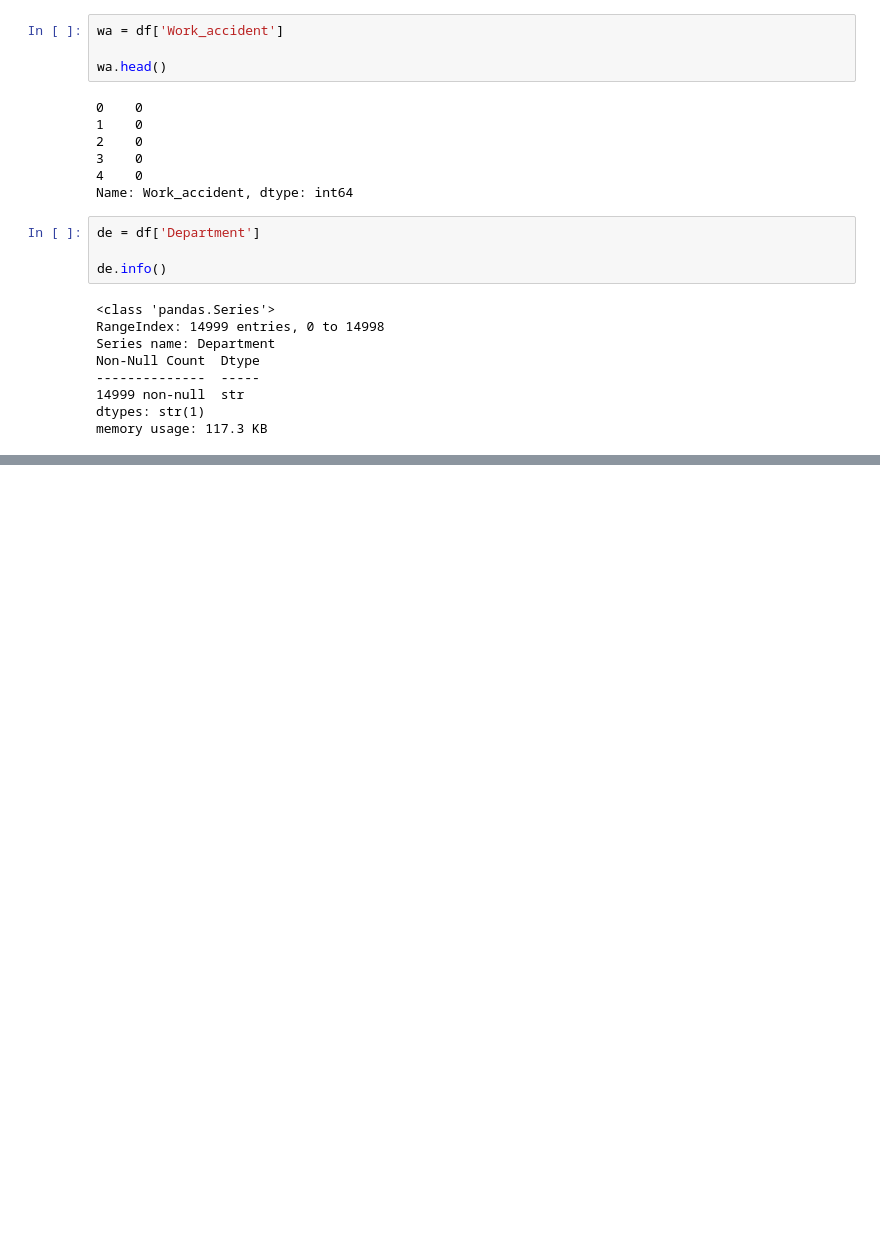
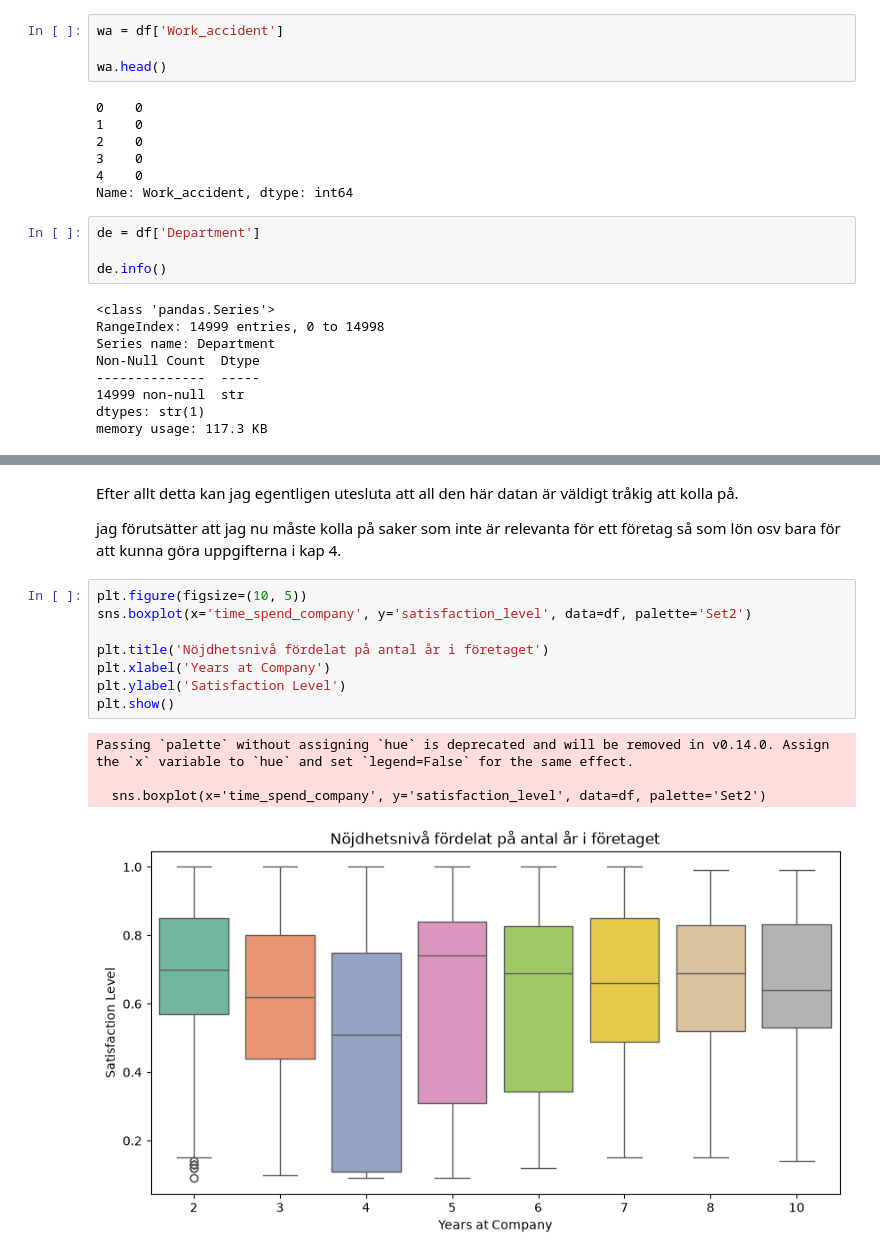
Before and after one commit to M-Renberg/Artificiell-intelligense-course-part-1, a Jupyter notebook: koduppgift3.ipynb, the cells around one changed output, grey strips where cells are left out. Saved outputs shown, nothing was run; the diff lists cells and outputs as text; blank space fills up the shorter version.

```diff
--- a/koduppgift3.ipynb
+++ b/koduppgift3.ipynb
@@ -93,0 +149,17 @@ plt.show()
+# %% [markdown]
+Efter allt detta kan jag egentligen utesluta att all den här datan är väldigt tråkig att kolla på.
+
+jag förutsätter att jag nu måste kolla på saker som inte är relevanta för ett företag så som lön osv bara för att kunna göra uppgifterna i kap 4.
+# %%
+plt.figure(figsize=(10, 5))
+sns.boxplot(x='time_spend_company', y='satisfaction_level', data=df, palette='Set2')
+
+plt.title('Nöjdhetsnivå fördelat på antal år i företaget')
+plt.xlabel('Years at Company')
+plt.ylabel('Satisfaction Level')
+plt.show()
+# %% [output]
+Passing `palette` without assigning `hue` is deprecated and will be removed in v0.14.0. Assign the `x` variable to `hue` and set `legend=False` for the same effect.
+
+  sns.boxplot(x='time_spend_company', y='satisfaction_level', data=df, palette='Set2')
+[figure, added]
```
Also changed, not shown: parts of 11 cells of this notebook.
